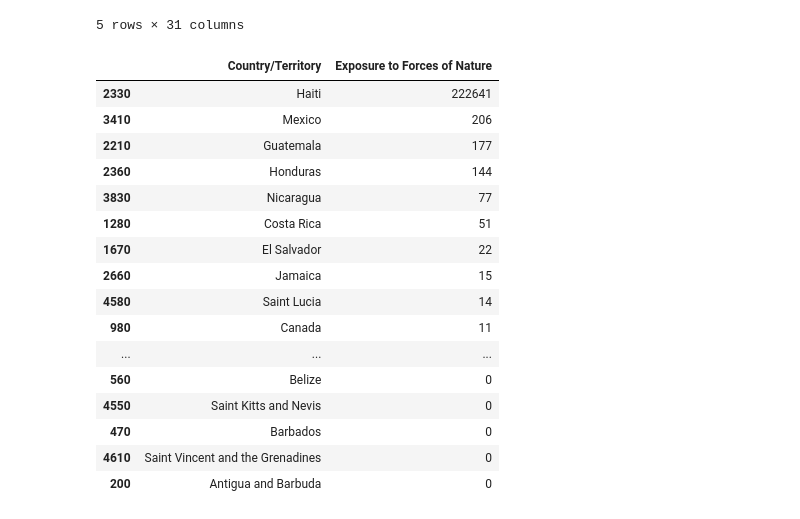
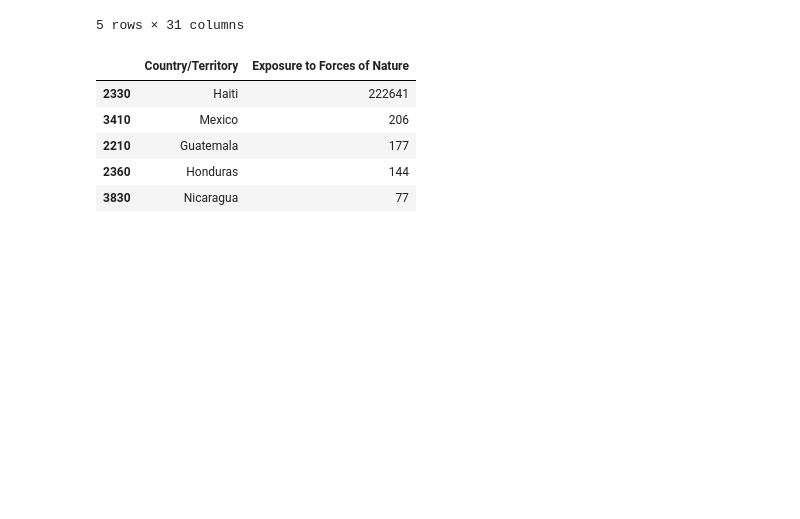
Before and after one commit to apanthari/project_1_group, a Jupyter notebook: exploration.ipynb, the cells around one changed output. Saved outputs shown, nothing was run; the diff lists cells and outputs as text; code cells hidden in the pictures; blank space fills up the shorter version.

```diff
--- a/exploration.ipynb
+++ b/exploration.ipynb
@@ -483,33 +231,22 @@ year_north_america.head()
 # %%
 #we know that 2010, Exposures to Forces of Nature had a spike - find which country/countries were causes it:
 #this was the 2010 Haiti earthquake
 
 #query for north america 2010
 na_outlier = cause_death[cause_death['Continent'] == 'North America']
 na_outlier = na_outlier[na_outlier['Year'] == 2010]
 
 #sort by value of outlier var
 na_outlier = na_outlier.sort_values('Exposure to Forces of Nature', ascending = False)
 
-na_outlier[['Country/Territory', 'Exposure to Forces of Nature']]
+na_outlier[['Country/Territory', 'Exposure to Forces of Nature']].head()
 # %% [output]
 |  | Country/Territory | Exposure to Forces of Nature |
 | 2330 | Haiti | 222641 |
 | 3410 | Mexico | 206 |
 | 2210 | Guatemala | 177 |
 | 2360 | Honduras | 144 |
 | 3830 | Nicaragua | 77 |
-| 1280 | Costa Rica | 51 |
-| 1670 | El Salvador | 22 |
-| 2660 | Jamaica | 15 |
-| 4580 | Saint Lucia | 14 |
-| 980 | Canada | 11 |
-| ... | ... | ... |
-| 560 | Belize | 0 |
-| 4550 | Saint Kitts and Nevis | 0 |
-| 470 | Barbados | 0 |
-| 4610 | Saint Vincent and the Grenadines | 0 |
-| 200 | Antigua and Barbuda | 0 |
 # %%
 #we know that 1994, Conflict and Terrorism had a spike - find which country/countries were causes it:
 
```
Also changed, not shown: parts of 19 cells of this notebook.
